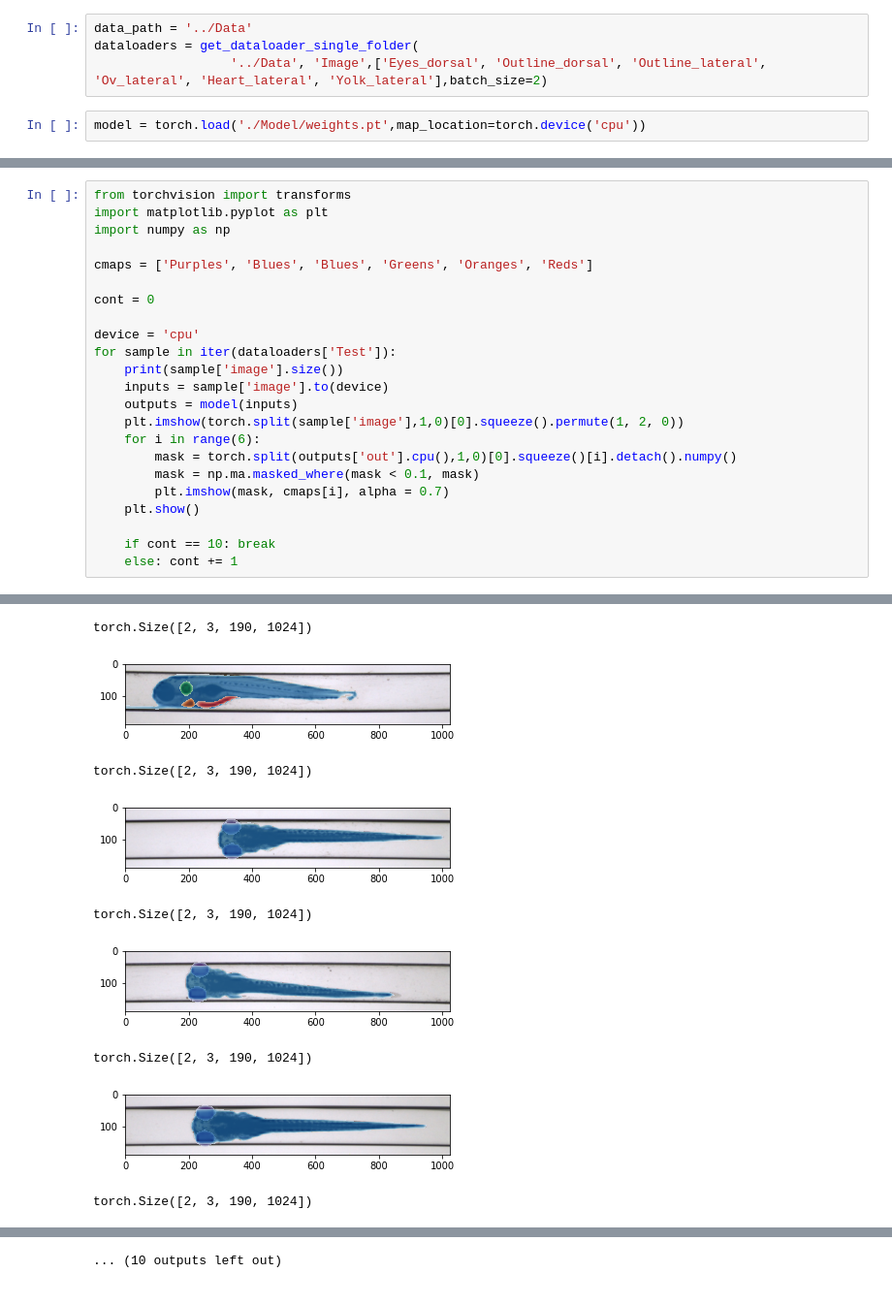
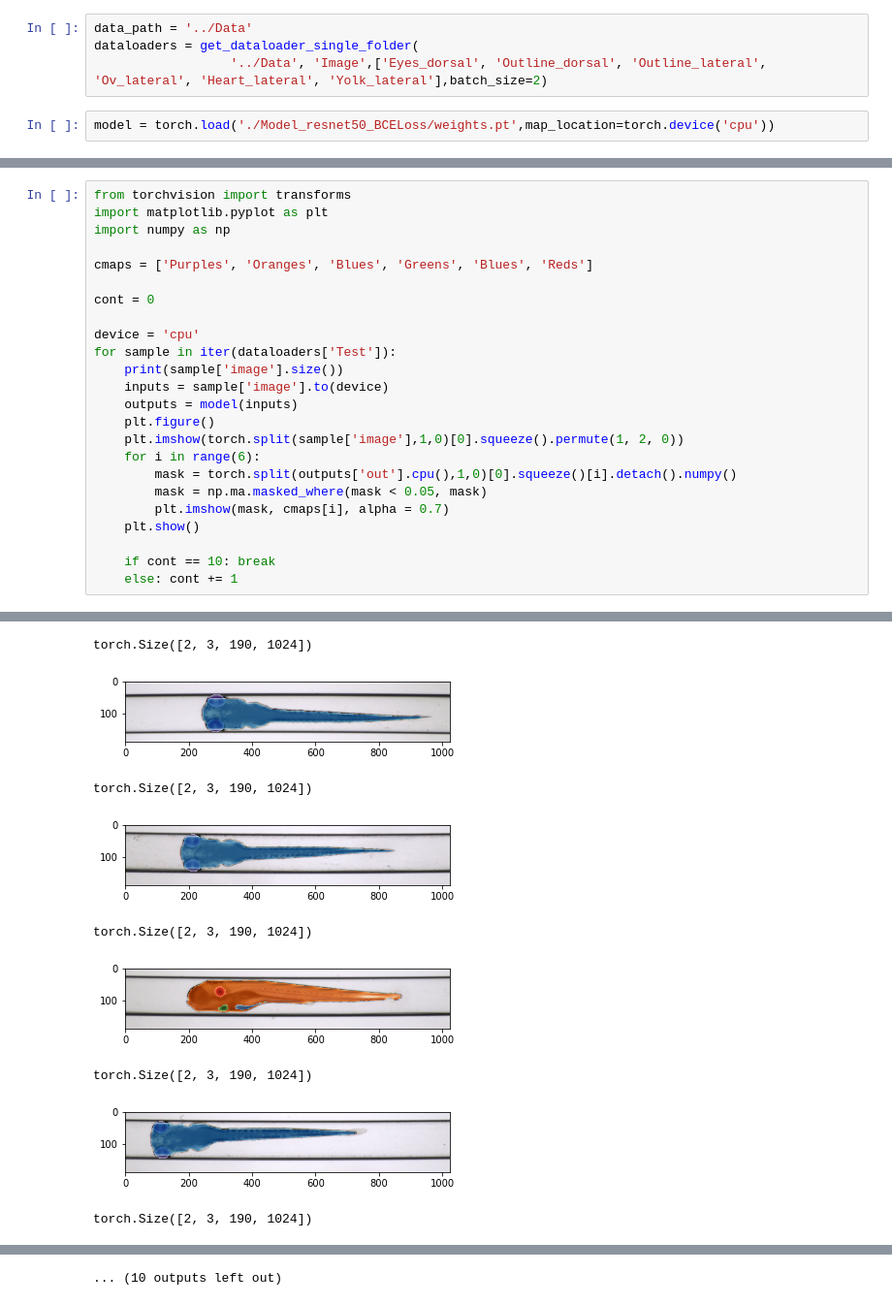
Before and after one commit to alexmartiguiu/zeclinics, a Jupyter notebook: Terato/test_im.ipynb, the cells around one changed output, grey strips where cells are left out. Shown at 97% size. Cells and saved outputs as stored; diff of their text form.

```diff
--- a/Terato/test_im.ipynb
+++ b/Terato/test_im.ipynb
@@ -20,7 +20,7 @@ data_path = '../Data'
 dataloaders = get_dataloader_single_folder(
                   '../Data', 'Image',['Eyes_dorsal', 'Outline_dorsal', 'Outline_lateral', 'Ov_lateral', 'Heart_lateral', 'Yolk_lateral'],batch_size=2)
 # %%
-model = torch.load('./Model/weights.pt',map_location=torch.device('cpu'))
+model = torch.load('./Model_resnet50_BCELoss/weights.pt',map_location=torch.device('cpu'))
 # %%
 from torchvision import transforms
 import matplotlib.pyplot as plt
@@ -51,7 +42,7 @@ from torchvision import transforms
 import matplotlib.pyplot as plt
 import numpy as np
 
-cmaps = ['Purples', 'Blues', 'Blues', 'Greens', 'Oranges', 'Reds']
+cmaps = ['Purples', 'Oranges', 'Blues', 'Greens', 'Blues', 'Reds']
 
 cont = 0
 
@@ -60,10 +51,11 @@ for sample in iter(dataloaders['Test']):
     print(sample['image'].size())
     inputs = sample['image'].to(device)
     outputs = model(inputs)
+    plt.figure()
     plt.imshow(torch.split(sample['image'],1,0)[0].squeeze().permute(1, 2, 0))
     for i in range(6):
         mask = torch.split(outputs['out'].cpu(),1,0)[0].squeeze()[i].detach().numpy()
-        mask = np.ma.masked_where(mask < 0.1, mask)
+        mask = np.ma.masked_where(mask < 0.05, mask)
         plt.imshow(mask, cmaps[i], alpha = 0.7)
     plt.show()
 
@@ -75,9 +67,9 @@ torch.Size([2, 3, 190, 1024])
 torch.Size([2, 3, 190, 1024])
-[figure, old version]
+[figure, new version]
 torch.Size([2, 3, 190, 1024])
-[figure, old version]
+[figure, new version]
 torch.Size([2, 3, 190, 1024])
-[figure, old version]
+[figure, new version]
 torch.Size([2, 3, 190, 1024])
-[figure, old version]
+[figure, new version]
 torch.Size([2, 3, 190, 1024])
```
Also changed, not shown: parts of 2 cells of this notebook, 2 other files.
